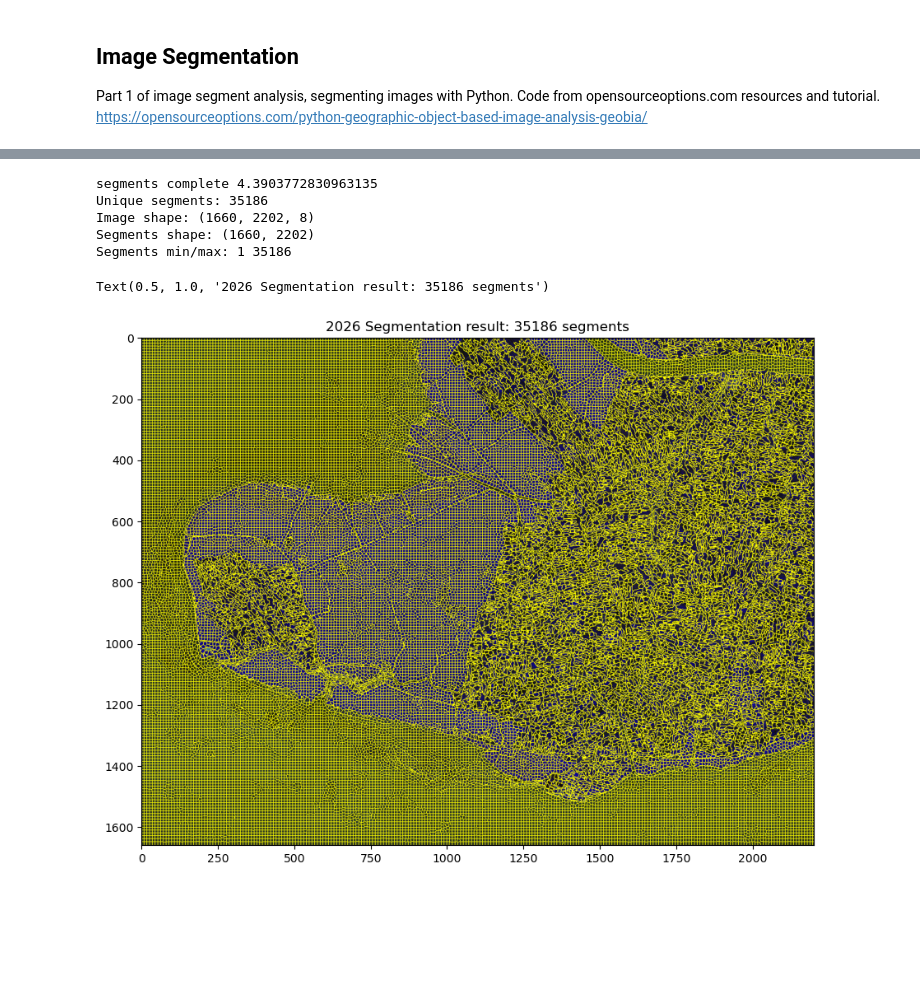
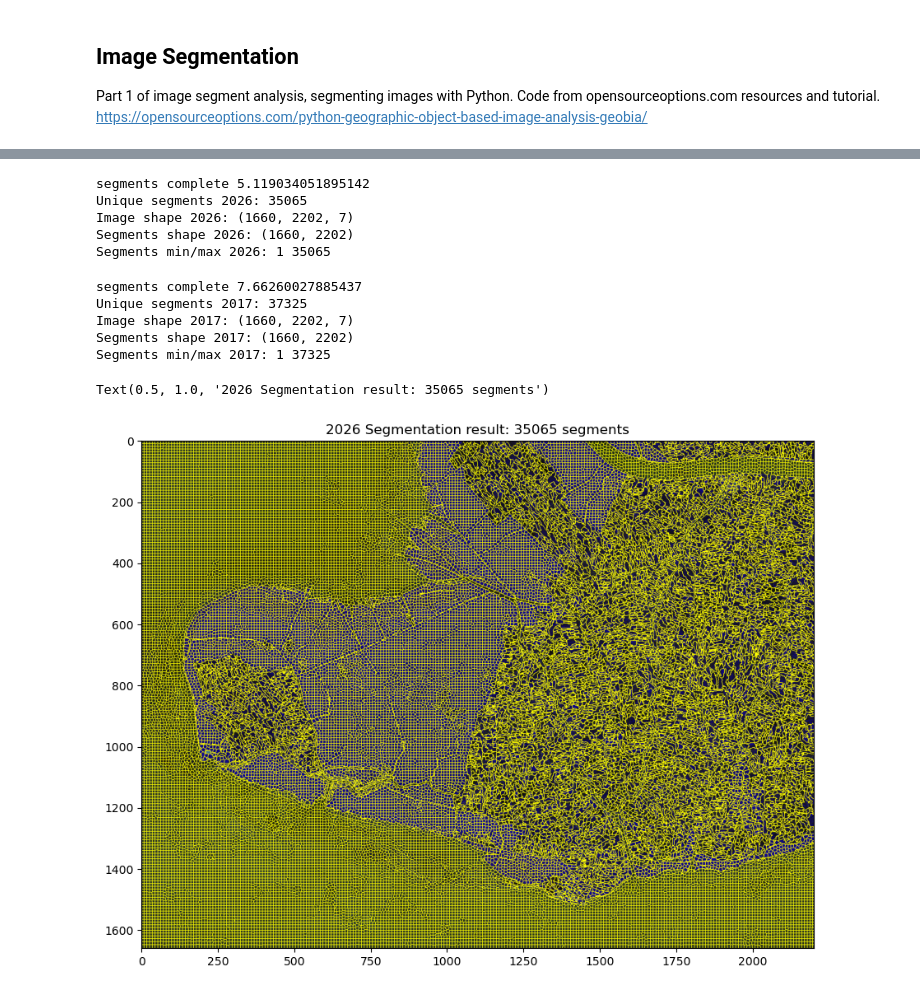
Before and after one commit to UW-GDA/trees_n_shrimps, a Jupyter notebook: mangrove_geo_obia_image_segmentation.ipynb, the cells around one changed output, grey strips where cells are left out. Saved outputs shown, nothing was run; the diff lists cells and outputs as text; code cells hidden in the pictures; blank space fills up the shorter version.

```diff
--- a/mangrove_geo_obia_image_segmentation.ipynb
+++ b/mangrove_geo_obia_image_segmentation.ipynb
@@ -21,5 +28,5 @@ camau2026_fn = 'ca_mau_2026_48PVQ.tif'
 # %%
-# Open the dataset
+# Open the dataset 2026
 driverTiff = gdal.GetDriverByName('GTiff')
 camau2026_ds = gdal.Open(camau2026_fn)
 
@@ -31,11 +38,12 @@ nbands = camau2026_ds.RasterCount
 print('bands', camau2026_ds.RasterCount, 'rows', camau2026_ds.RasterYSize, 'columns', camau2026_ds.RasterXSize)
 
 # Read all bands into a stacked array
-band_data = []
+band_data2026 = []
 for i in range(1, nbands + 1):
     band = camau2026_ds.GetRasterBand(i).ReadAsArray()
-    band_data.append(band)
+    band_data2026.append(band)
 
-band_data = np.dstack(band_data)
-print('Array shape:', band_data.shape)  # (rows, cols, bands)
+band_data2026 = np.dstack(band_data2026)
+band_data2026 = np.nan_to_num(band_data2026, nan=np.nanmedian(band_data2026))
+print('Array shape:', band_data2026.shape)  # (rows, cols, bands)
 # %% [output]
@@ -44,8 +77,8 @@ Array shape: (1660, 2202, 8)
 # %%
-# Segmentation done using scikit-image.
+# Segmentation done using scikit-image. 2026
 
 # scale image values from 0.0 - 1.0
-img = exposure.rescale_intensity(band_data)
+img2026 = exposure.rescale_intensity(band_data2026)
 
 # do segmentation multiple options with quickshift and slic
 # figure out which option works best (see examples right below)
@@ -55,7 +88,7 @@ seg_start = time.time()
 # segments = quickshift(img, ratio=0.99, max_dist=5, convert2lab=False)
 # segments = slic(img, n_segments=100000, compactness=0.1)
 # segments = slic(img, n_segments=500000, compactness=0.01)
-segments2026 = slic(img, n_segments=50000, compactness=0.1)
+segments2026 = slic(img2026, n_segments=50000, compactness=0.1)
 print('segments complete', time.time() - seg_start)
 
 # save segments to raster
@@ -67,21 +100,59 @@ segments2026_ds.SetProjection(camau2026_ds.GetProjectionRef())
 segments2026_ds.GetRasterBand(1).WriteArray(segments2026)
 segments2026_ds = None
 
-print('Unique segments:', len(np.unique(segments2026)))
-print('Image shape:', img.shape)
-print('Segments shape:', segments2026.shape)
-print('Segments min/max:', segments2026.min(), segments2026.max())
+print('Unique segments 2026:', len(np.unique(segments2026)))
+print('Image shape 2026:', img2026.shape)
+print('Segments shape 2026:', segments2026.shape)
+print('Segments min/max 2026:', segments2026.min(), segments2026.max())
 # %% [output]
-segments complete 4.3903772830963135
-Unique segments: 35186
-Image shape: (1660, 2202, 8)
-Segments shape: (1660, 2202)
-Segments min/max: 1 35186
+segments complete 5.119034051895142
+Unique segments 2026: 35065
+Image shape 2026: (1660, 2202, 7)
+Segments shape 2026: (1660, 2202)
+Segments min/max 2026: 1 35065
+# %%
+# Segmentation done using scikit-image. 2017
+
+# scale image values from 0.0 - 1.0
+img2017 = exposure.rescale_intensity(band_data2017)
+
+
+
+# do segmentation multiple options with quickshift and slic
+# figure out which option works best (see examples right below)
+seg_start = time.time()
+# segments = quickshift(img, convert2lab=False)
+# segments = quickshift(img, ratio=0.8, convert2lab=False)
+# segments = quickshift(img, ratio=0.99, max_dist=5, convert2lab=False)
+# segments = slic(img, n_segments=100000, compactness=0.1)
+# segments = slic(img, n_segments=500000, compactness=0.01)
+segments2017 = slic(img2017, n_segments=50000, compactness=0.1)
+print('segments complete', time.time() - seg_start)
+
+# save segments to raster
+segments2017_fn = 'segments2017.tif'
+segments2017_ds = driverTiff.Create(segments2017_fn, camau2017_ds.RasterXSize, camau2017_ds.RasterYSize,
+                                1, gdal.GDT_Float32)
+segments2017_ds.SetGeoTransform(camau2017_ds.GetGeoTransform())
+segments2017_ds.SetProjection(camau2017_ds.GetProjectionRef())
+segments2017_ds.GetRasterBand(1).WriteArray(segments2017)
+segments2017_ds = None
+
+print('Unique segments 2017:', len(np.unique(segments2017)))
+print('Image shape 2017:', img2017.shape)
+print('Segments shape 2017:', segments2017.shape)
+print('Segments min/max 2017:', segments2017.min(), segments2017.max())
+# %% [output]
+segments complete 7.66260027885437
+Unique segments 2017: 37325
+Image shape 2017: (1660, 2202, 7)
+Segments shape 2017: (1660, 2202)
+Segments min/max 2017: 1 37325
 # %%
-rgb = exposure.rescale_intensity(band_data[:, :, :3].astype(float))
+rgb = exposure.rescale_intensity(band_data2026[:, :, :3].astype(float))
 plt.figure(figsize=(12, 8))
 plt.imshow(mark_boundaries(rgb, segments2026))
 plt.title(f'2026 Segmentation result: {len(np.unique(segments2026))} segments')
 # %% [output]
-Text(0.5, 1.0, '2026 Segmentation result: 35186 segments')
+Text(0.5, 1.0, '2026 Segmentation result: 35065 segments')
-[figure, old version]
+[figure, new version]
```
Also changed, not shown: parts of 16 cells of this notebook.
